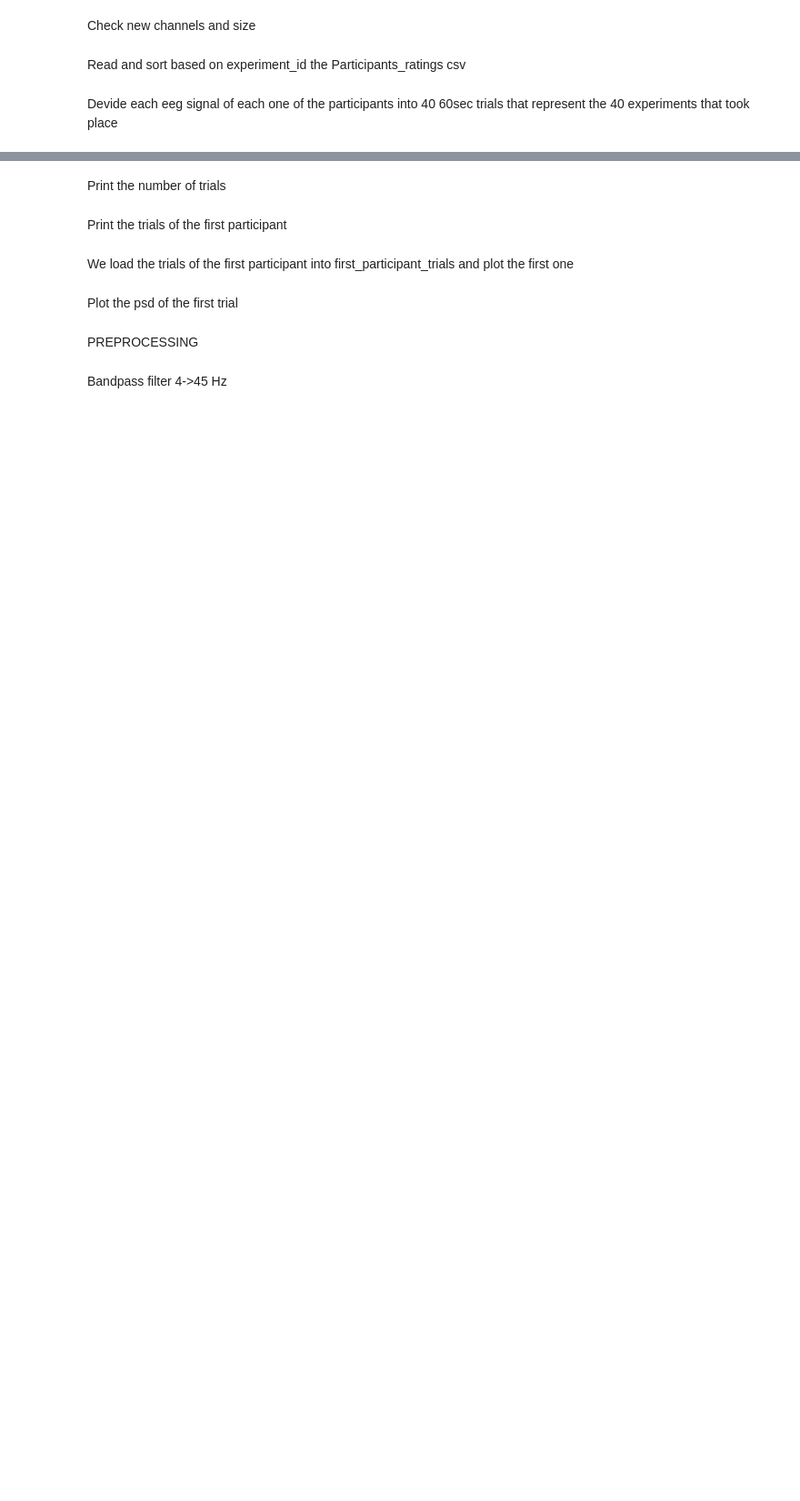
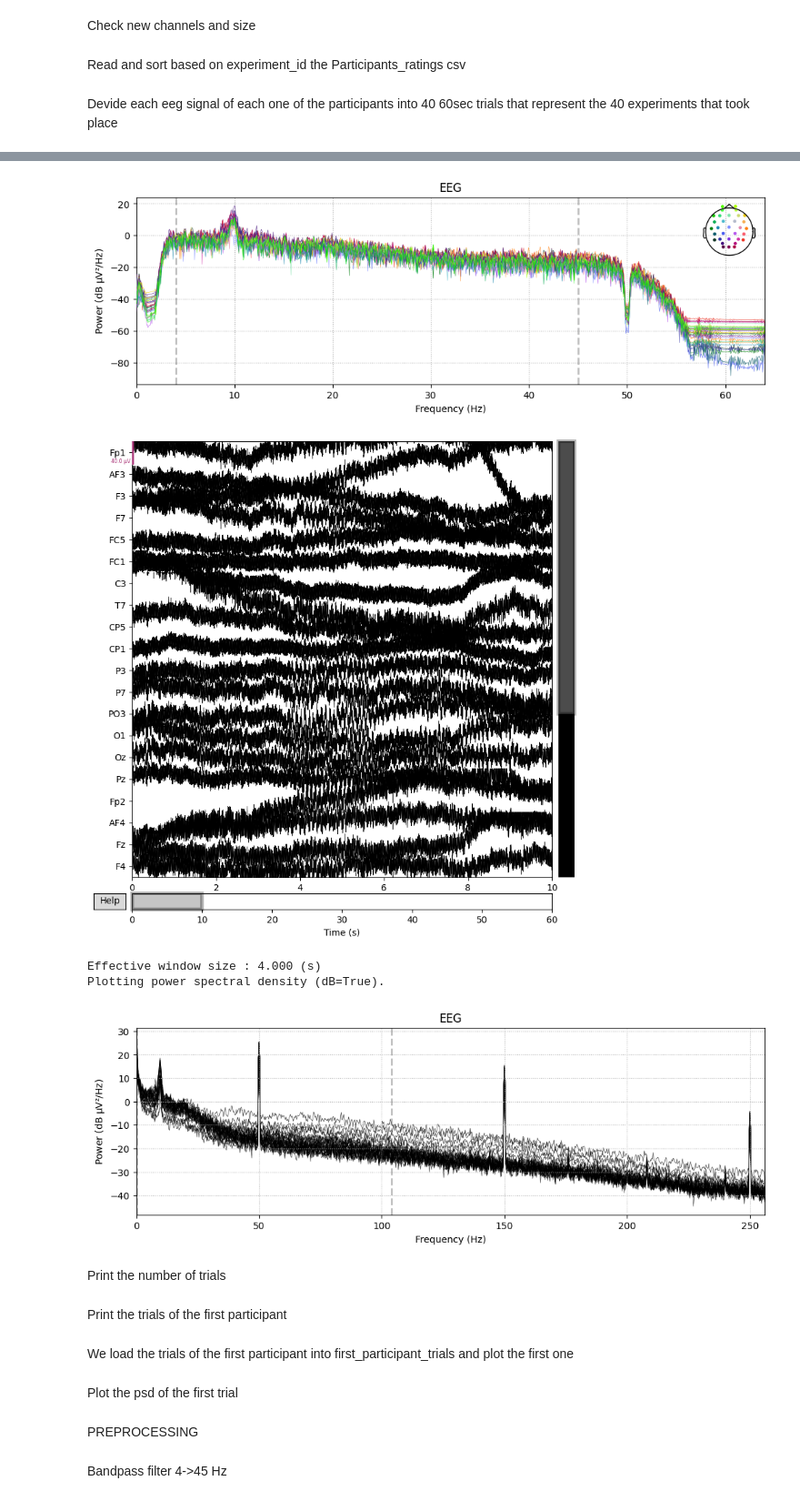
Before and after one commit to OdysseasKM/Emotion_Recognition_eegs, a Jupyter notebook: Data_loading.ipynb, the cells around one changed output, grey strips where cells are left out. Shown at 91% size. Drawn from its saved outputs; the diff is of its cells as text; code cells hidden in the pictures; blank space fills up the shorter version.

```diff
--- a/Data_loading.ipynb
+++ b/Data_loading.ipynb
@@ -12,7 +12,7 @@ DATA LOADING
 # %% [markdown]
 Load the eegs of the first 5 participants into eeg_data dictionary
 # %%
-participant_ids = [f"s{i:02d}" for i in range(1, 6)]  # Assuming 5 participants
+participant_ids = [f"s{i:02d}" for i in range(1, )]  # Assuming 5 participants
 eeg_data = {}
 
 # Load EEG data for each participant
@@ -55,0 +122,14 @@ for participant_id, raw_reordered in eeg_data_reordered.items():
+# %%
+
+# Define parameters
+channel_names_geneva = ['Fp1', 'AF3', 'F3', 'F7', 'FC5', 'FC1', 'C3', 'T7', 'CP5', 'CP1', 'P3', 'P7', 'PO3', 'O1', 'Oz', 'Pz', 'Fp2', 'AF4', 'Fz', 'F4', 'F8', 'FC6', 'FC2', 'Cz', 'C4', 'T8', 'CP6', 'CP2', 'P4', 'P8', 'PO4', 'O2']
+participant_ids = [f"s{i:02d}" for i in range(1, 3)]  # Assuming 5 participants
+
+# Load the raw EEG data for each participant
+raw_data = {participant_id: load_eeg_data(participant_id) for participant_id in participant_ids}
+
+# Process (reorder) the participants' data
+eeg_data_reordered = process_participants(participant_ids, channel_names_geneva)
+
+# Print information about the loaded and reordered data
+process_participant_info(eeg_data_reordered, raw_data, show_plots=False)  # Toggle `show_plots` to True if you want to see plots
@@ -121,0 +371,13 @@ for participant_id, participant_data in trial_info.groupby('Participant_id'):
+# %%
+
+# Load and sort participant ratings
+ratings_file_path = "participant_ratings.csv"
+df = load_participant_ratings(ratings_file_path)  # Load ratings data
+df_sorted = sort_ratings(df)  # Sort the data
+
+# Process trial data for all participants
+participant_trials = process_participant_trials(participant_ids, df_sorted, eeg_data_reordered)
+
+# Example: Print the number of trials for each participant
+for participant_id, trials in participant_trials.items():
+    print(f"Participant ID: {participant_id}, Number of Trials: {len(trials)}")
@@ -122,3 +389,19 @@ for participant_id, participant_data in trial_info.groupby('Participant_id'):
+# %%
+# Plot PSD for the first trial data of the first participant
+first_participant_trials = participant_trials['s01']
+first_trial_data = first_participant_trials[0]
+
+
+# Plot the first trial data
+first_trial_data.plot()
+# Plot the power spectral density (PSD)
+first_trial_data.compute_psd().plot()
+# %% [output]
+[figure, added]
+[figure, added]
+Effective window size : 4.000 (s)
+Plotting power spectral density (dB=True).
+[figure, added]
 # %% [markdown]
 Print the number of trials
 # %%
```
Also changed, not shown: parts of 76 cells of this notebook, 4 other files.
